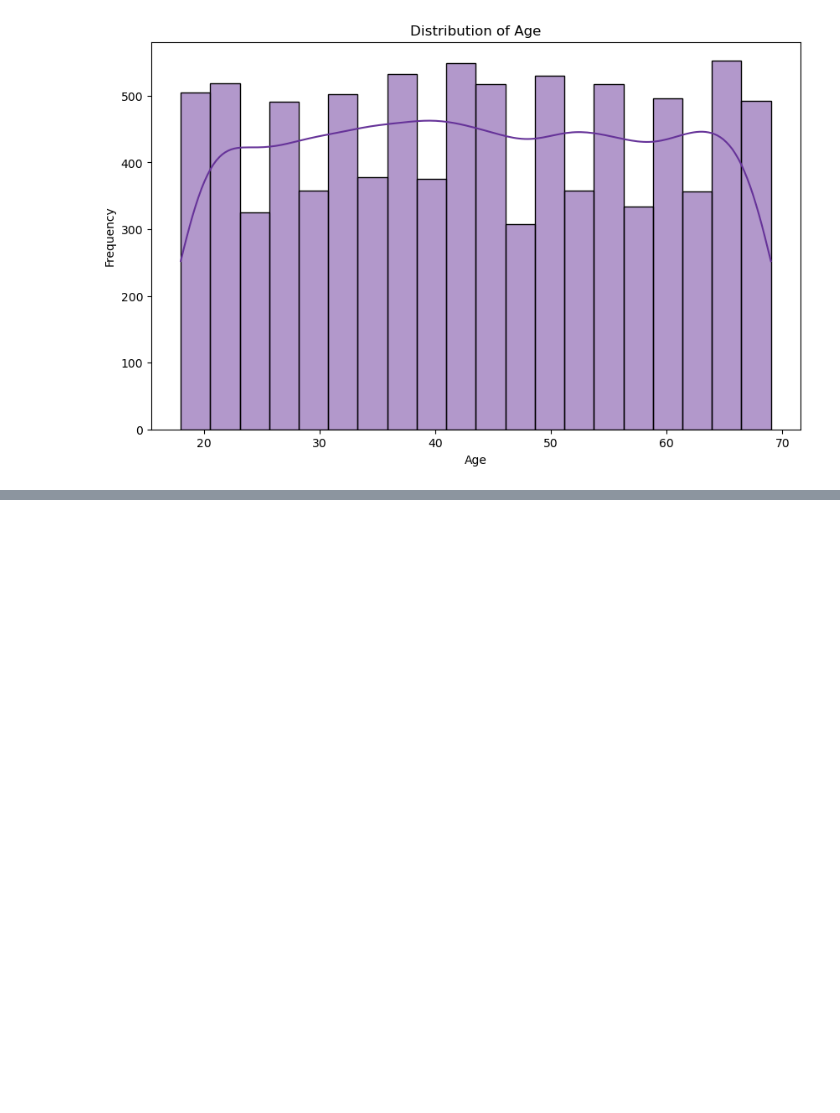
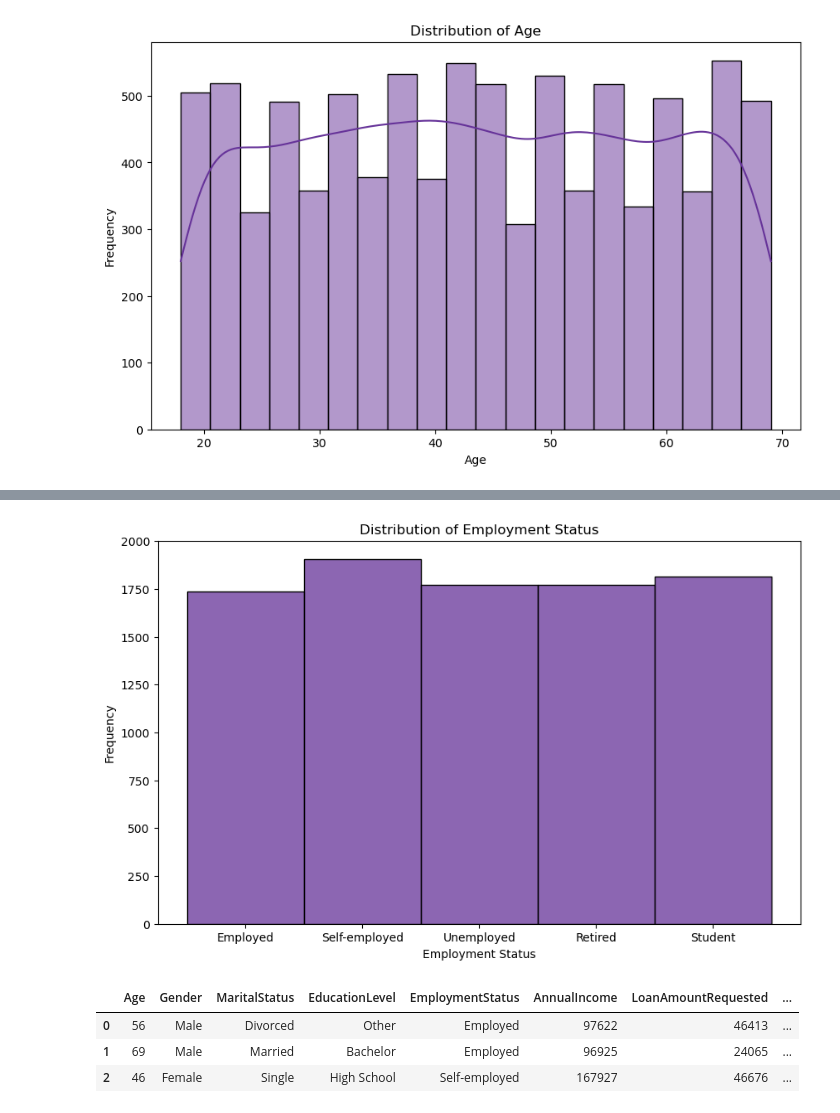
Before and after one commit to beccaa9116/loanfactorsanalysis, a Jupyter notebook: loanfactorsanalysis.ipynb, the cells around one changed output, grey strips where cells are left out. Cells and saved outputs as stored; diff of their text form; code cells hidden in the pictures; blank space fills up the shorter version.

```diff
--- a/loanfactorsanalysis.ipynb
+++ b/loanfactorsanalysis.ipynb
@@ -94,0 +106,16 @@ plt.show()
+# %%
+plt.figure(figsize=(10,6))
+sns.histplot(df['EmploymentStatus'], color='rebeccapurple')
+plt.title('Distribution of Employment Status')
+plt.xlabel('Employment Status')
+plt.ylabel('Frequency')
+plt.show()
+# %% [output]
+[figure, added]
+# %%
+df.head(3)
+# %% [output]
+|  | Age | Gender | MaritalStatus | EducationLevel | EmploymentStatus | AnnualIncome | LoanAmountRequested | ... |
+| 0 | 56 | Male | Divorced | Other | Employed | 97622 | 46413 | ... |
+| 1 | 69 | Male | Married | Bachelor | Employed | 96925 | 24065 | ... |
+| 2 | 46 | Female | Single | High School | Self-employed | 167927 | 46676 | ... |
```
Also changed, not shown: parts of 10 cells of this notebook.
